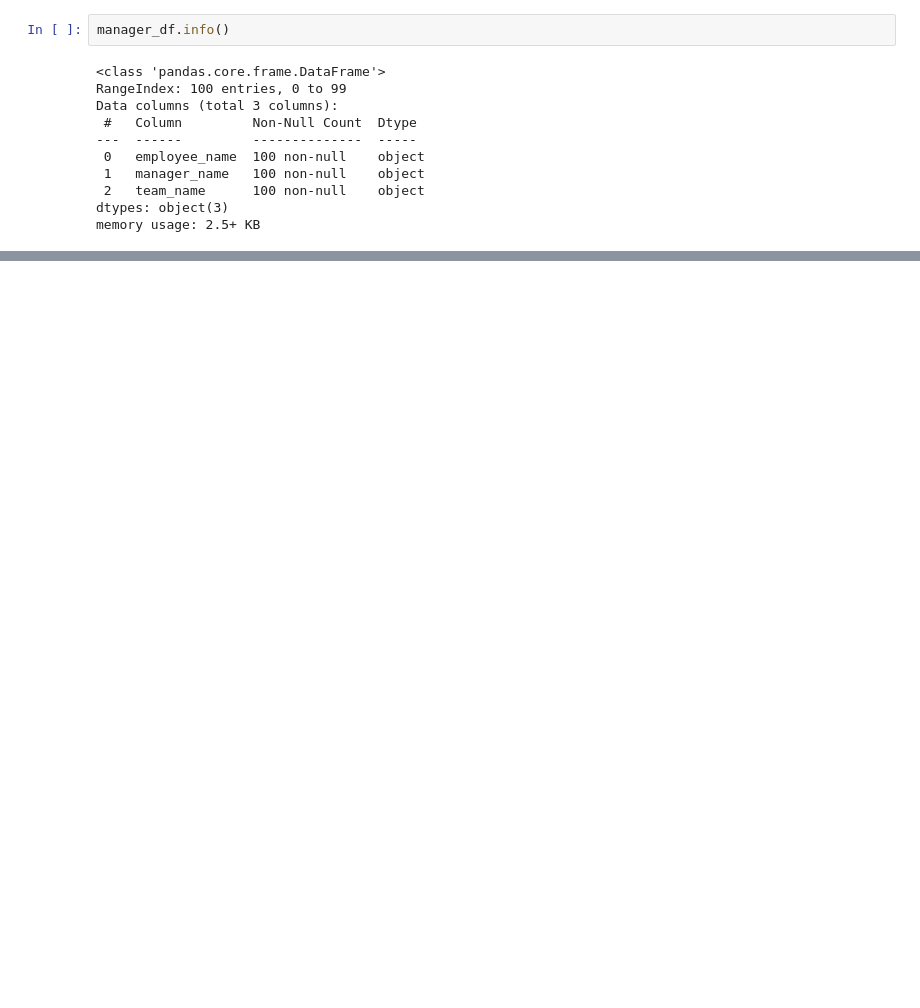
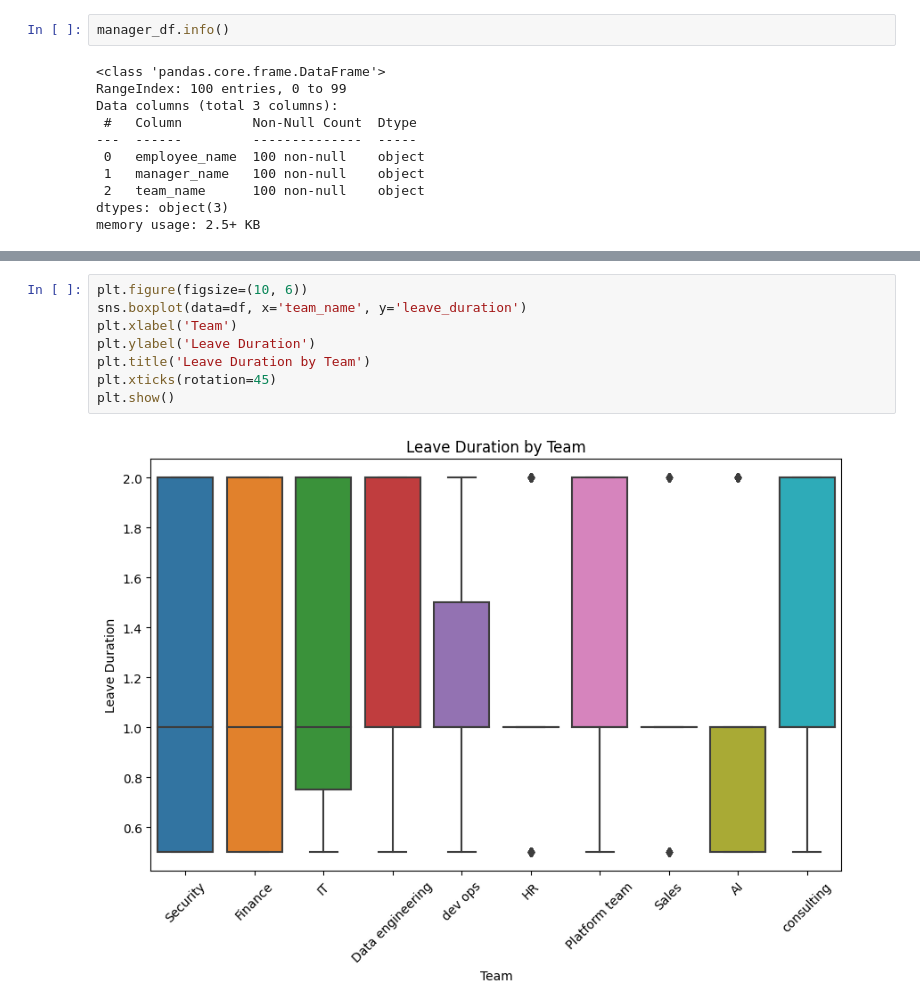
Before and after one commit to BTX0/Dtaops, a Jupyter notebook: data-loading.ipynb, the cells around one changed output, grey strips where cells are left out. Drawn from its saved outputs; the diff is of its cells as text; blank space fills up the shorter version.

```diff
--- a/data-loading.ipynb
+++ b/data-loading.ipynb
@@ -168,0 +225,10 @@ df.head(10)
+# %%
+plt.figure(figsize=(10, 6))
+sns.boxplot(data=df, x='team_name', y='leave_duration')
+plt.xlabel('Team')
+plt.ylabel('Leave Duration')
+plt.title('Leave Duration by Team')
+plt.xticks(rotation=45)
+plt.show()
+# %% [output]
+[figure, added]
```
Also changed, not shown: parts of 23 cells of this notebook, 1 other file.
